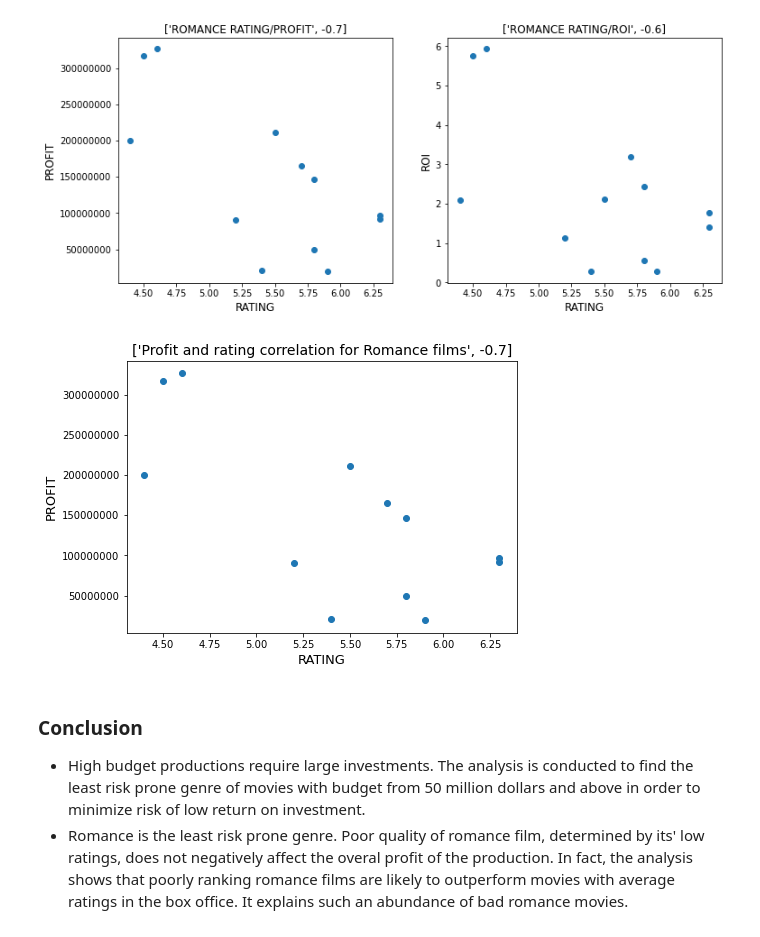
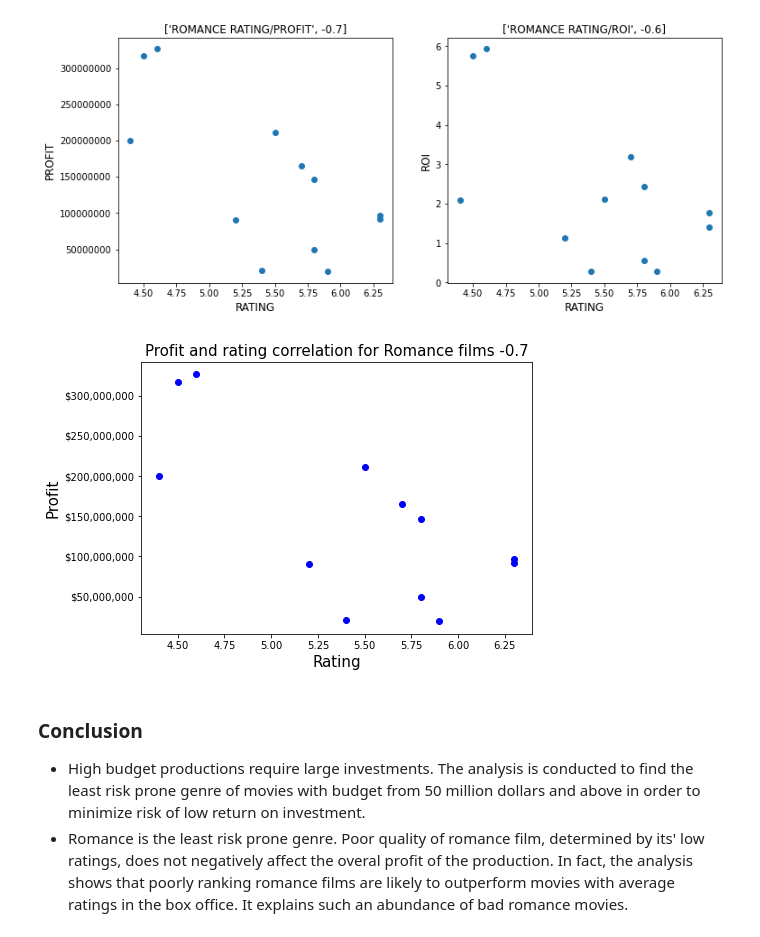
Before and after one commit to learn-co-curriculum/dsc-phase-1-project-v2-4, a Jupyter notebook: final_notebook.ipynb, the cells around one changed output. Drawn from its saved outputs; the diff is of its cells as text; code cells hidden in the pictures.

```diff
--- a/final_notebook.ipynb
+++ b/final_notebook.ipynb
@@ -698,23 +700,25 @@ plt.savefig("visualization_images/Profit nad ROI and rating correlation");
 ''
 [figure]
 # %%
+# import matplotlib.pyplot as plt
+
 figure, ax1 = plt.subplots(figsize=(7, 5))
-scatter_plot_title = 'Profit and rating correlation for Romance films'
-ax1.scatter(x= 'averagerating', y= 'profit', data = low_ranking[low_ranking['genres'] == 'Romance'])
-ax1.set_title([scatter_plot_title, low_ranking[low_ranking.genres=='Romance'].corr().loc['profit'][0].round(2)], fontsize=14)
-ax1.set_ylabel('PROFIT', fontsize=13)
-ax1.set_xlabel('RATING', fontsize=13)
+# scatter_plot_title = 'Profit and rating correlation for Romance films'
+ax1.scatter(x= 'averagerating', y= 'profit', data = low_ranking[low_ranking['genres'] == 'Romance'], c="blue")
+ax1.set_title('Profit and rating correlation for Romance films -0.7', fontsize=15)
+ax1.set_ylabel('PROFIT'.capitalize(), fontsize=15)
+ax1.set_xlabel('RATING'.capitalize(), fontsize=15)
 ax1.ticklabel_format(style='plain')
+current_yvalues = plt.gca().get_yticks()
+plt.gca().set_yticklabels(['${:,.0f}'.format(x) for x in current_yvalues])
 
-# #calculate equation for trendline
-# z, d = np.polyfit(low_ranking.averagerating, low_ranking.profit, 1)
 
 
 # #add trendline to plot
 # plt.plot(low_ranking.averagerating, z*(low_ranking.averagerating) + d)
 plt.savefig("visualization_images/Profit and rating correlation");
 # %% [output]
-[figure, old version]
+[figure, new version]
 # %% [markdown]
 ### Conclusion
 * High budget productions require large investments. The analysis is conducted to find the least risk prone genre of movies with budget from 50 million dollars and above in order to minimize risk of low return on investment.
```
Also changed, not shown: parts of 5 cells of this notebook, 3 other files.
